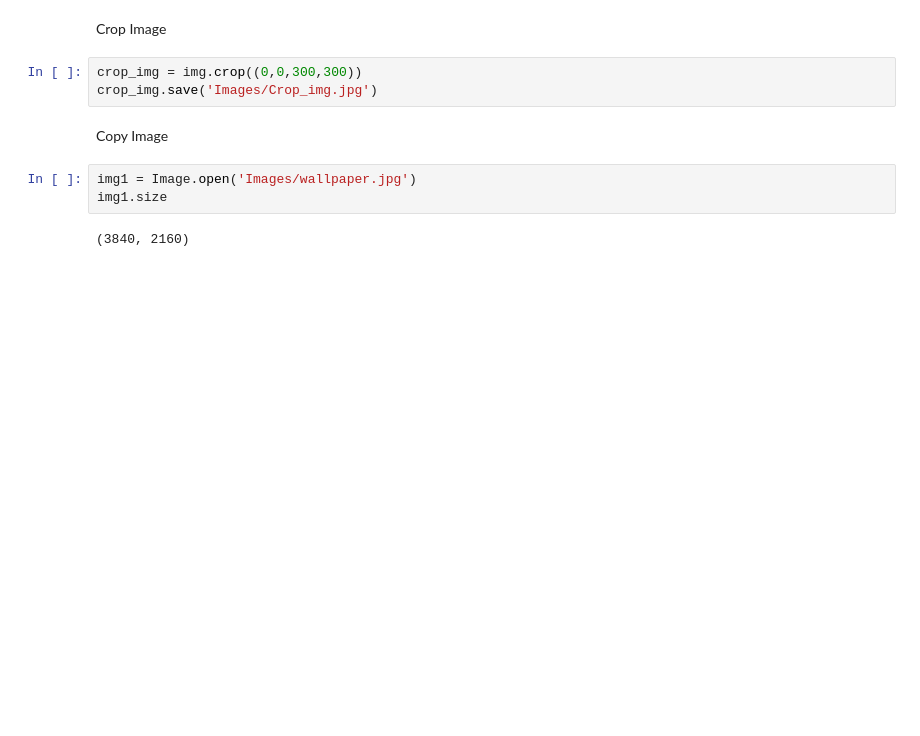
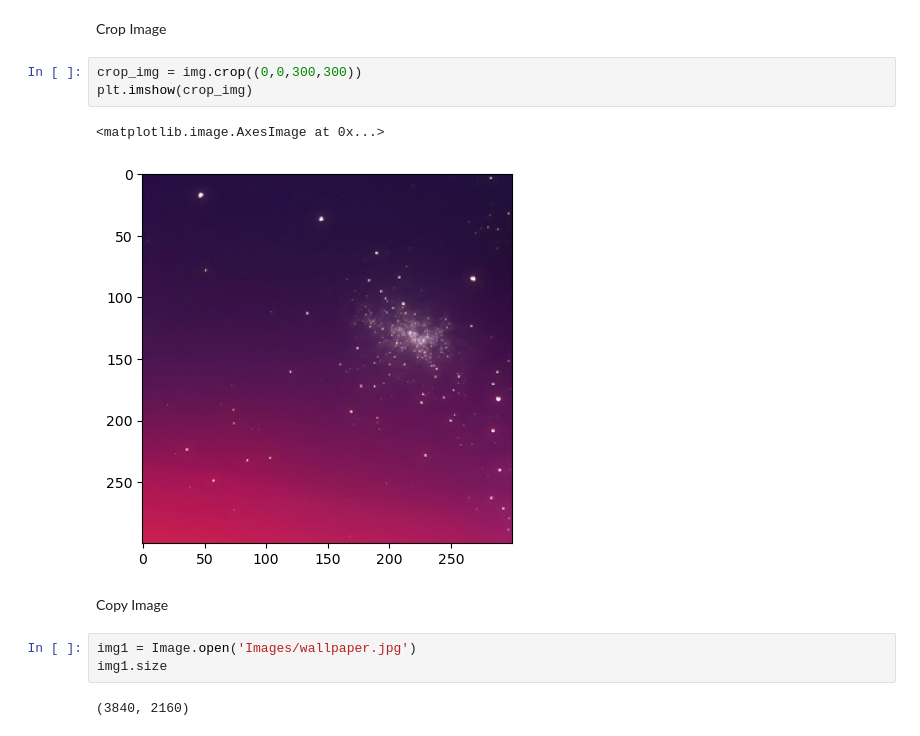
Before and after one commit to Ritik-mobcoder/open-cv, a Jupyter notebook: Image_Processing.ipynb, the cells around one changed output. Drawn from its saved outputs; the diff is of its cells as text; blank space fills up the shorter version.

```diff
--- a/Image_Processing.ipynb
+++ b/Image_Processing.ipynb
@@ -20,7 +29,10 @@ small_img.save('Images/Thubling_image.jpg')
 Crop Image
 # %%
 crop_img = img.crop((0,0,300,300))
-crop_img.save('Images/Crop_img.jpg')
+plt.imshow(crop_img)
+# %% [output]
+<matplotlib.image.AxesImage at 0x...>
+[figure, added]
 # %% [markdown]
 Copy Image
 # %%
```
Also changed, not shown: parts of 8 cells of this notebook, 15 other files.
